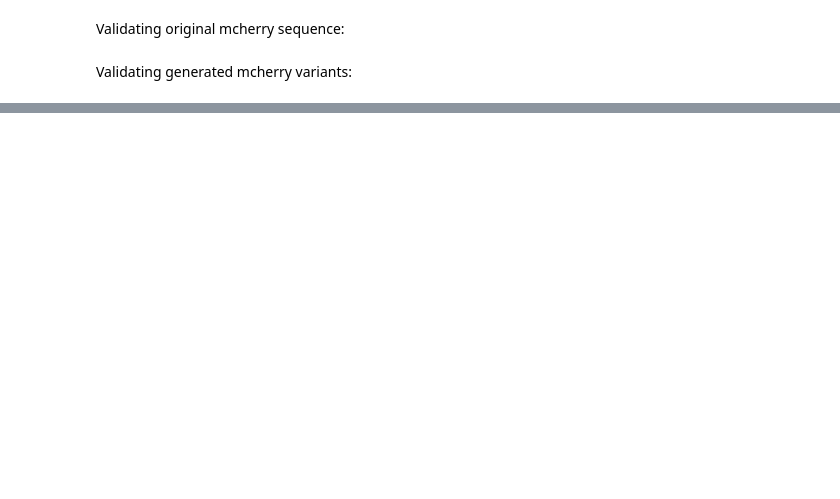
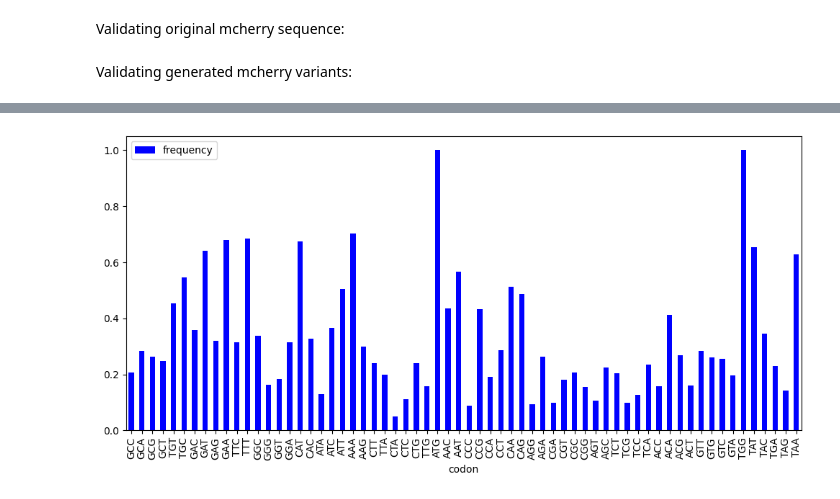
Before and after one commit to morikab/Igem_TAU_2021, a Jupyter notebook: analysis/orf_model_analysis/mcherry_variations.ipynb, the cells around one changed output, grey strips where cells are left out. Saved outputs shown, nothing was run; the diff lists cells and outputs as text; code cells hidden in the pictures; blank space fills up the shorter version.

```diff
--- a/analysis/orf_model_analysis/mcherry_variations.ipynb
+++ b/analysis/orf_model_analysis/mcherry_variations.ipynb
@@ -130,0 +117,3 @@ MVSKGEEDNMAIIKEFMRFKVHMEGSVNGHEFEIEGEGEGRPYEGTQTAKLKVTKGGPLPFAWDILSPQFMYGSKAYVKH
+# %%
+bacillus_endogenous_genes_fasta_file_path = r"C:\projects\Igem_TAU_2021_moran\analysis\example_data\Bacillus-subtilis.fasta"
+ecoli_endogenous_genes_fasta_file_path =  r"C:\projects\Igem_TAU_2021_moran\analysis\example_data\Escherichia-coli.fasta"
@@ -130,0 +158,12 @@ MVSKGEEDNMAIIKEFMRFKVHMEGSVNGHEFEIEGEGEGRPYEGTQTAKLKVTKGGPLPFAWDILSPQFMYGSKAYVKH
+# %%
+with open(bacillus_endogenous_genes_fasta_file_path, "r") as bacillus_endogenous_genes_fasta_file:
+    bacillus_endogenous_genes_dict = SeqIO.to_dict(SeqIO.parse(bacillus_endogenous_genes_fasta_file, "fasta"))
+
+bacillus_codon_frequencies = calculate_codon_frequencies([str(gene.seq) for gene in bacillus_endogenous_genes_dict.values()])
+bacillus_codon_frequencies = bacillus_codon_frequencies.sort_values("codon")
+
+with open(ecoli_endogenous_genes_fasta_file_path, "r") as ecoli_endogenous_genes_fasta_file:
+    ecoli_endogenous_genes_dict = SeqIO.to_dict(SeqIO.parse(ecoli_endogenous_genes_fasta_file, "fasta"))
+
+ecoli_codon_frequencies = calculate_codon_frequencies([str(gene.seq) for gene in ecoli_endogenous_genes_dict.values()])
+ecoli_codon_frequencies = ecoli_codon_frequencies.sort_values("codon")
@@ -130,0 +177,4 @@ MVSKGEEDNMAIIKEFMRFKVHMEGSVNGHEFEIEGEGEGRPYEGTQTAKLKVTKGGPLPFAWDILSPQFMYGSKAYVKH
+# %%
+plot_frequency_map(bacillus_codon_frequencies)
+# %% [output]
+[figure, added]
```
Also changed, not shown: parts of 14 cells of this notebook.
